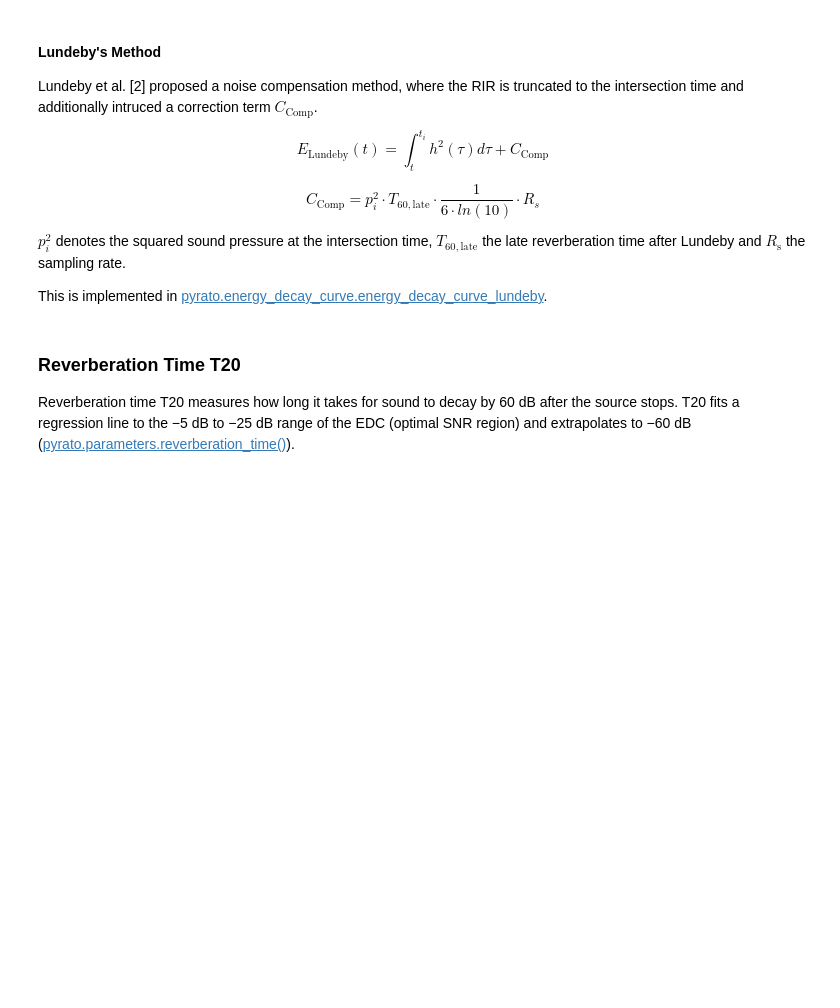
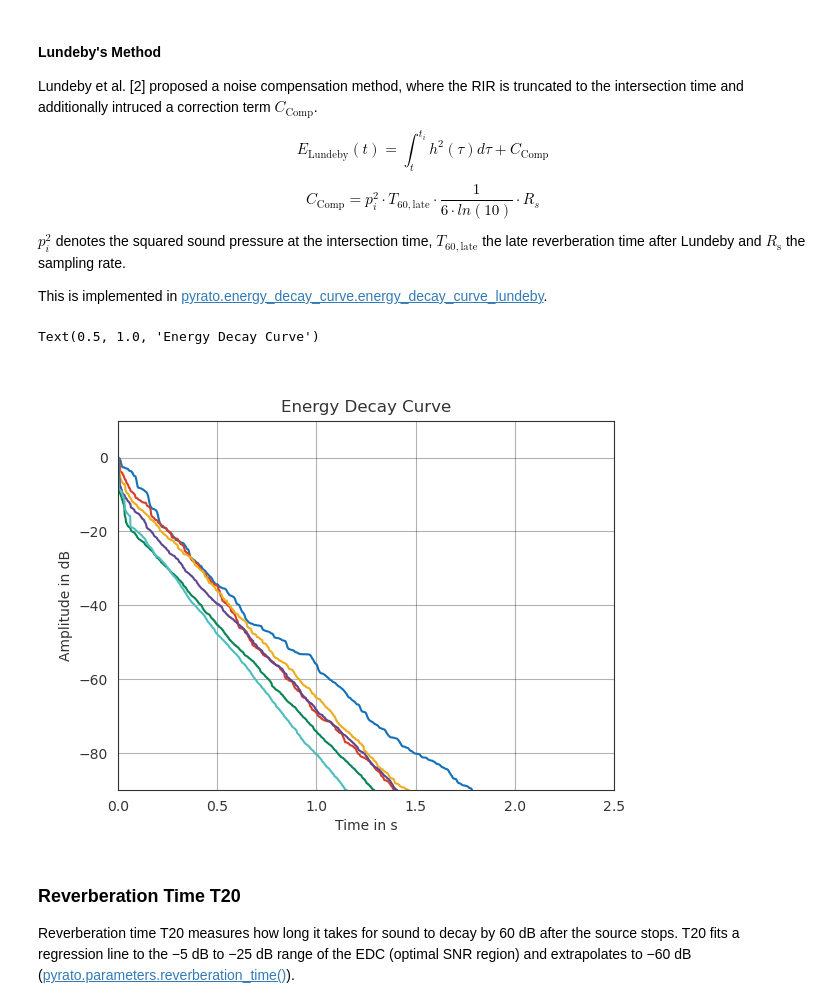
Before and after one commit to pyfar/gallery, a Jupyter notebook: docs/gallery/interactive/pyrato_introduction.ipynb, the cells around one changed output. Saved outputs shown, nothing was run; the diff lists cells and outputs as text; code cells hidden in the pictures; blank space fills up the shorter version.

```diff
--- a/docs/gallery/interactive/pyrato_introduction.ipynb
+++ b/docs/gallery/interactive/pyrato_introduction.ipynb
@@ -110,15 +114,19 @@ This is implemented in [pyrato.energy_decay_curve.energy_decay_curve_lundeby](ht
 # %%
 edc_lundeby =  pyrato.edc.energy_decay_curve_lundeby(
         rir_octave_bands,
         freq='broadband',
         noise_level='auto',
         is_energy=False,
         time_shift=True,
         channel_independent=True,
         normalize=True,
         plot=False)
 plt.figure()
 pf.plot.time(edc_lundeby, unit='s', dB=True)
+plt.title(f"Energy Decay Curve")
+# %% [output]
+Text(0.5, 1.0, 'Energy Decay Curve')
+[figure, added]
 # %% [markdown]
 ### Reverberation Time T20
 
```
Also changed, not shown: parts of 4 cells of this notebook.
